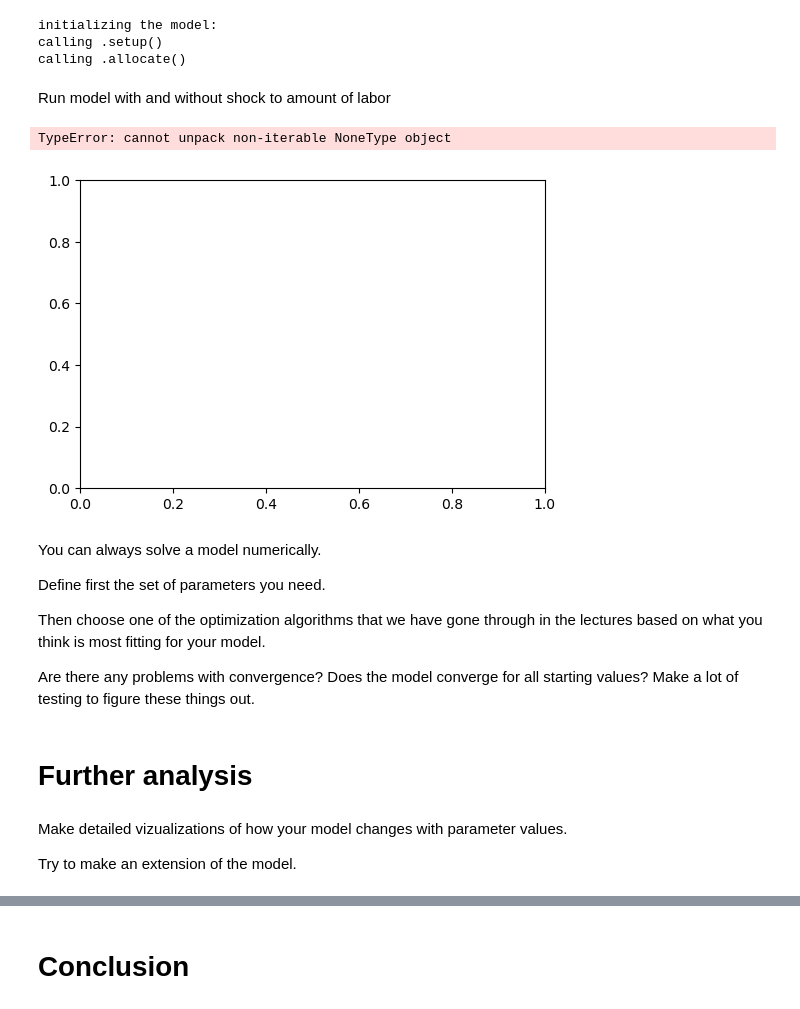
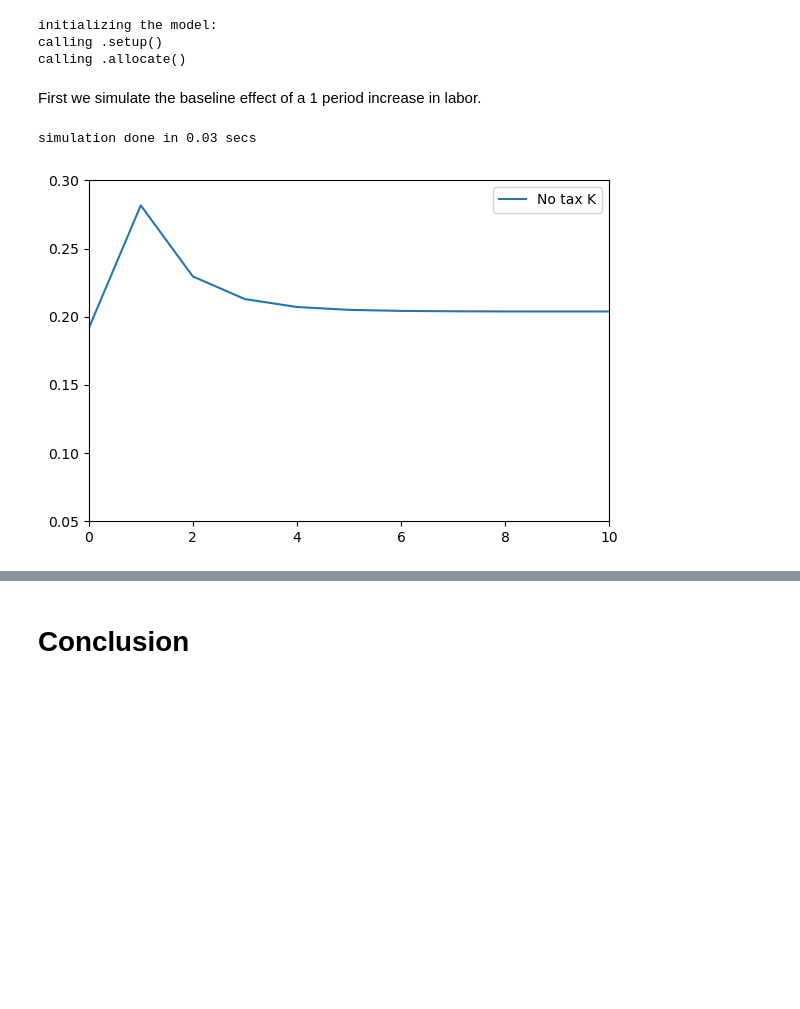
Before and after one commit to NumEconCopenhagen/projects-2023-jacob-per, a Jupyter notebook: modelproject/modelproject.ipynb, the cells around one changed output, grey strips where cells are left out. Drawn from its saved outputs; the diff is of its cells as text; code cells hidden in the pictures; blank space fills up the shorter version.

```diff
--- a/modelproject/modelproject.ipynb
+++ b/modelproject/modelproject.ipynb
@@ -153,6 +126,14 @@ model = OLGModelClass()
 par = model.par # SimpeNamespace
 sim = model.sim # SimpeNamespace
 
+# a. production
+par.production_function = 'cobb-douglas'
+par.theta = 0.0
+
+# c. government
+par.tau_w = 0.0
+par.tau_r = 0.0
+
 # d. initial values
 K_ss = ((1-par.alpha)/((1+1.0/par.beta)))**(1/(1-par.alpha))
 par.K_lag_ini = K_ss
@@ -160,23 +141,25 @@ par.K_lag_ini = K_ss
 initializing the model:
 calling .setup()
 calling .allocate()
-# %% [markdown]
-Run model with and without shock to amount of labor
+# %% [markdown]
+First we simulate the baseline effect of a 1 period increase in labor.
 # %%
+# a. plotting figure
 fig = plt.figure(figsize=(6,6/1.5))
 ax = fig.add_subplot(1,1,1)
 
-# model.simulate(shock=False, PAYG=False) # no shock
-# baseline = model.sim
-# ax.plot(baseline.K,label='baseline K')
-model.simulate(shock=True, PAYG=True)
-shockmodel = model.sim
+# b. model without tax
+par.tau_w=0.0
+par.K_lag_ini = 0.172
+model.simulate(shock=True)
+baseline = model.sim
+ax.plot(baseline.K,label='No tax K')
 
-ax.plot(shockmodel.K,label='model with shock')
+# c. specification of figure
 ax.legend(frameon=True)
-plt.ylim([0.15, 0.25])
+plt.ylim([0.05, 0.3])
 plt.xlim([0,10])
 fig.tight_layout()
 # %% [output]
-TypeError: cannot unpack non-iterable NoneType object
+simulation done in 0.03 secs
-[figure, old version]
+[figure, new version]
@@ -185,14 +165,0 @@ print(locals())
-# %% [markdown]
-You can always solve a model numerically.
-
-Define first the set of parameters you need.
-
-Then choose one of the optimization algorithms that we have gone through in the lectures based on what you think is most fitting for your model.
-
-Are there any problems with convergence? Does the model converge for all starting values? Make a lot of testing to figure these things out.
-# %% [markdown]
-# Further analysis
-# %% [markdown]
-Make detailed vizualizations of how your model changes with parameter values.
-
-Try to make an extension of the model.
```
Also changed, not shown: parts of 18 cells of this notebook, 3 other files.
